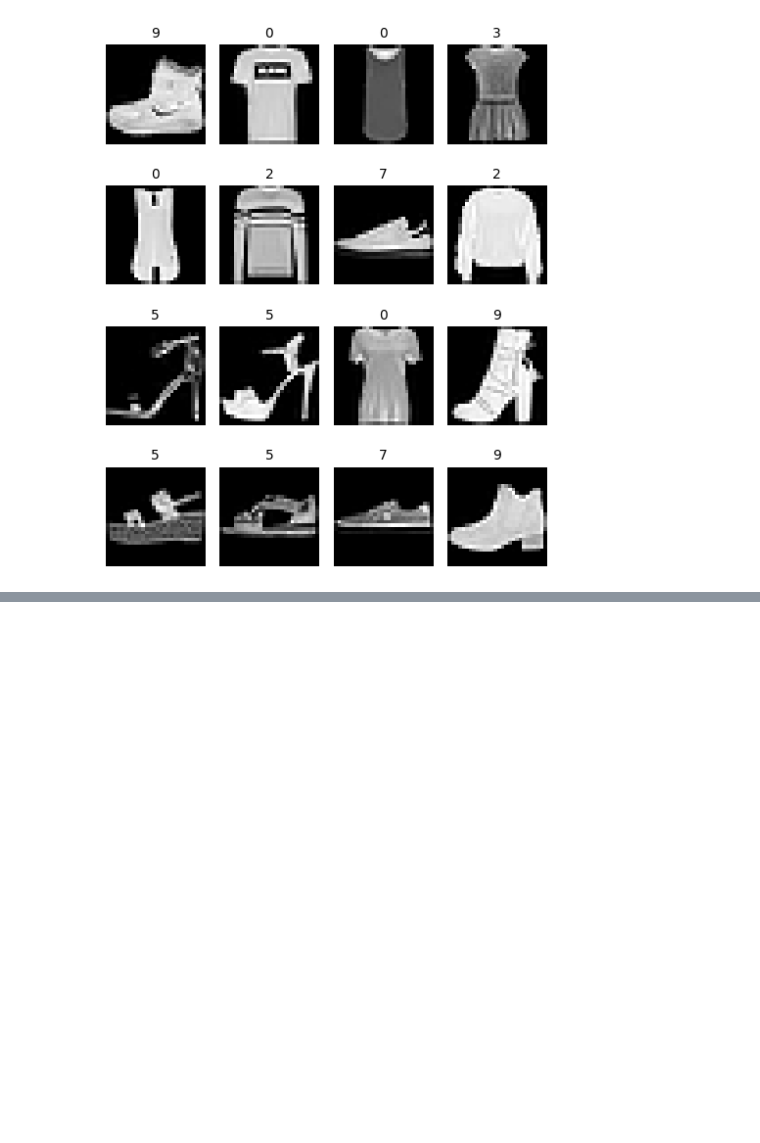
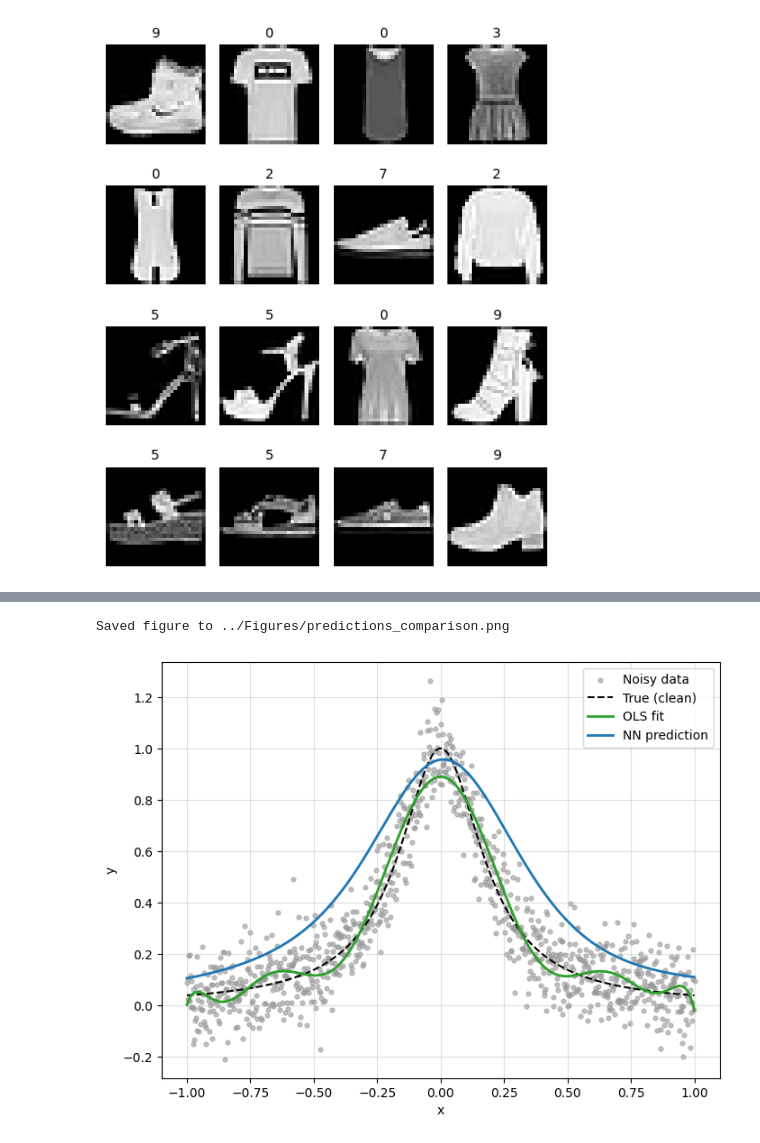
Before and after one commit to m-nader/FYS-STK4155-group14, a Jupyter notebook: project_2/Code/figures.ipynb, the cells around one changed output, grey strips where cells are left out. Cells and saved outputs as stored; diff of their text form; code cells hidden in the pictures; blank space fills up the shorter version.

```diff
--- a/project_2/Code/figures.ipynb
+++ b/project_2/Code/figures.ipynb
@@ -176,0 +222,47 @@ Saved figure to ../Figures/nn_metrics_comparison.png
+# %%
+with open("data/xy.json", "r") as f:
+    data = json.load(f)
+
+# reconstruct arrays with same shape as originally saved
+x_noisy = np.array(data["x"]).reshape(-1, 1)
+y_noisy = np.array(data["y"]).reshape(-1, 1)
+
+with open("data/xx_yy_yols.json", "r") as f:
+    data = json.load(f)
+
+# reconstruct arrays with same shape as originally saved
+xx = np.array(data["xx"]).reshape(-1, 1)
+yy = np.array(data["yy"]).reshape(-1, 1)
+y_ols = np.array(data["y_ols"]).reshape(-1, 1)
+
+with open("data/x_plot_predictions_50_sigmoid_plain_no_metrics.json", "r") as f:
+    plot_data = json.load(f)
+
+x_plot_s = np.array(plot_data["x_plot"]).reshape(-1, 1)
+y_pred_plot = np.array(plot_data["y_pred_plot"]).reshape(-1, 1)
+
+# plot noisy data, true signal, OLS and NN predictions
+fig, axp = plt.subplots(figsize=(8, 6))
+axp.scatter(x_noisy.ravel(), y_noisy.ravel(), s=12, color='0.6', alpha=0.6, label='Noisy data')
+axp.plot(xx.ravel(), yy.ravel(), 'k--', lw=1.5, label='True (clean)')
+axp.plot(xx.ravel(), y_ols.ravel(), color='C2', lw=2, label='OLS fit')
+
+# ensure NN prediction line is plotted in x order
+xp = x_plot_s.ravel()
+yp = y_pred_plot.ravel()
+order = np.argsort(xp)
+axp.plot(xp[order], yp[order], color='C0', lw=2, label='NN prediction')
+
+axp.set_xlabel('x')
+axp.set_ylabel('y')
+axp.legend()
+axp.grid(alpha=0.4)
+
+os.makedirs('../Figures', exist_ok=True)
+outpath = os.path.join('..', 'Figures', 'predictions_comparison.png')
+fig.savefig(outpath, dpi=300, bbox_inches='tight', facecolor='white')
+print("Saved figure to", outpath)
+plt.show()
+# %% [output]
+Saved figure to ../Figures/predictions_comparison.png
+[figure, added]
```
Also changed, not shown: parts of 2 cells of this notebook, 45 other files.
